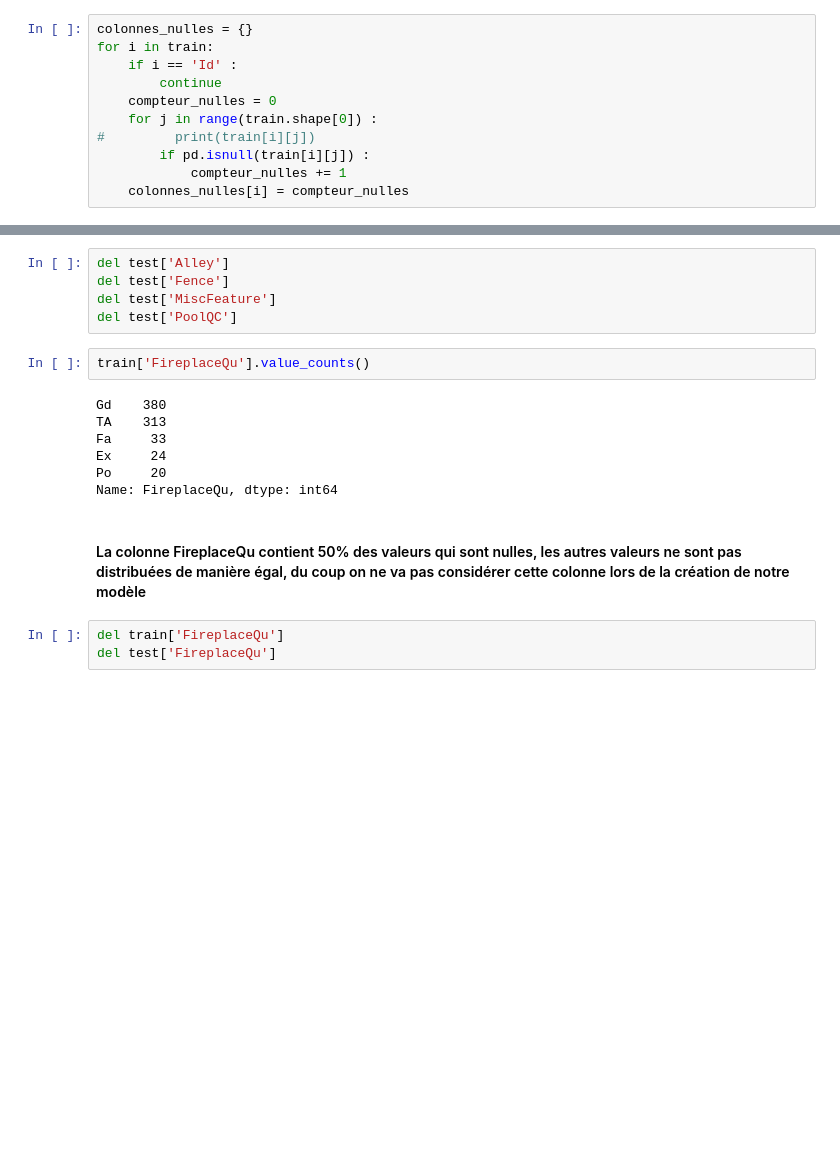
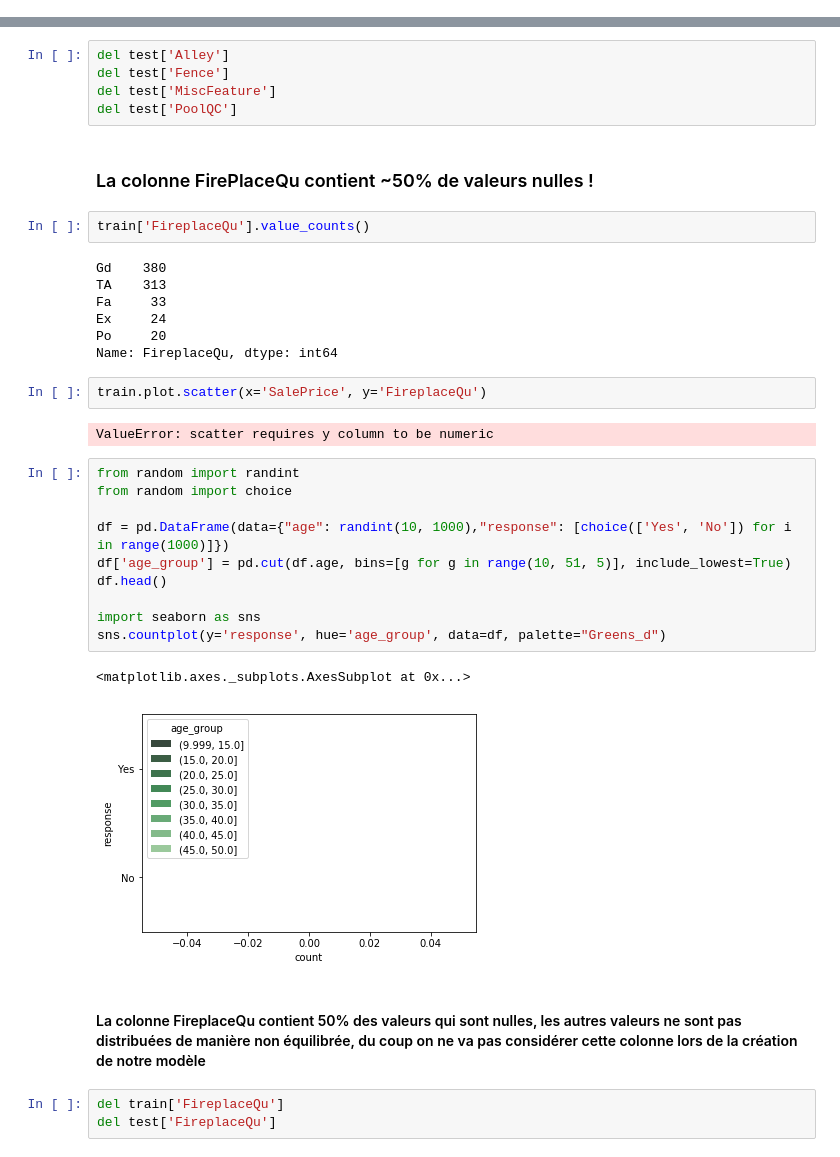
Before and after one commit to Mohamedkhalilzouitni/Machine-Learning---House-Pricing, a Jupyter notebook: pre-processing.ipynb, the cells around one changed output, grey strips where cells are left out. Cells and saved outputs as stored; diff of their text form; blank space fills up the shorter version.

```diff
--- a/pre-processing.ipynb
+++ b/pre-processing.ipynb
@@ -60,13 +58,2 @@ test.shape
 # %% [markdown]
 ### recherche des colonnes ayant trop de valeurs nulles
-# %%
-colonnes_nulles = {}
-for i in train:
-    if i == 'Id' :
-        continue
-    compteur_nulles = 0
-    for j in range(train.shape[0]) :
-#         print(train[i][j])
-        if pd.isnull(train[i][j]) :
-            compteur_nulles += 1
-    colonnes_nulles[i] = compteur_nulles
@@ -86,6 +90,8 @@ del test['Alley']
 del test['Fence']
 del test['MiscFeature']
 del test['PoolQC']
+# %% [markdown]
+### La colonne FirePlaceQu contient ~50% de valeurs nulles !
 # %%
 train['FireplaceQu'].value_counts()
 # %% [output]
@@ -95,8 +101,25 @@ Fa     33
 Ex     24
 Po     20
 Name: FireplaceQu, dtype: int64
+# %%
+train.plot.scatter(x='SalePrice', y='FireplaceQu')
+# %% [output]
+ValueError: scatter requires y column to be numeric
+# %%
+from random import randint
+from random import choice
+
+df = pd.DataFrame(data={"age": randint(10, 1000),"response": [choice(['Yes', 'No']) for i in range(1000)]})
+df['age_group'] = pd.cut(df.age, bins=[g for g in range(10, 51, 5)], include_lowest=True)
+df.head()
+
+import seaborn as sns
+sns.countplot(y='response', hue='age_group', data=df, palette="Greens_d")
+# %% [output]
+<matplotlib.axes._subplots.AxesSubplot at 0x...>
+[figure, added]
 # %% [markdown]
-#### La colonne FireplaceQu contient 50% des valeurs qui sont nulles, les autres valeurs ne sont pas distribuées de manière égal, du coup on ne va pas considérer cette colonne lors de la création de notre modèle
+#### La colonne FireplaceQu contient 50% des valeurs qui sont nulles, les autres valeurs ne sont pas distribuées de manière non équilibrée, du coup on ne va pas considérer cette colonne lors de la création de notre modèle
 # %%
 del train['FireplaceQu']
 del test['FireplaceQu']
```
Also changed, not shown: parts of 22 cells of this notebook.
